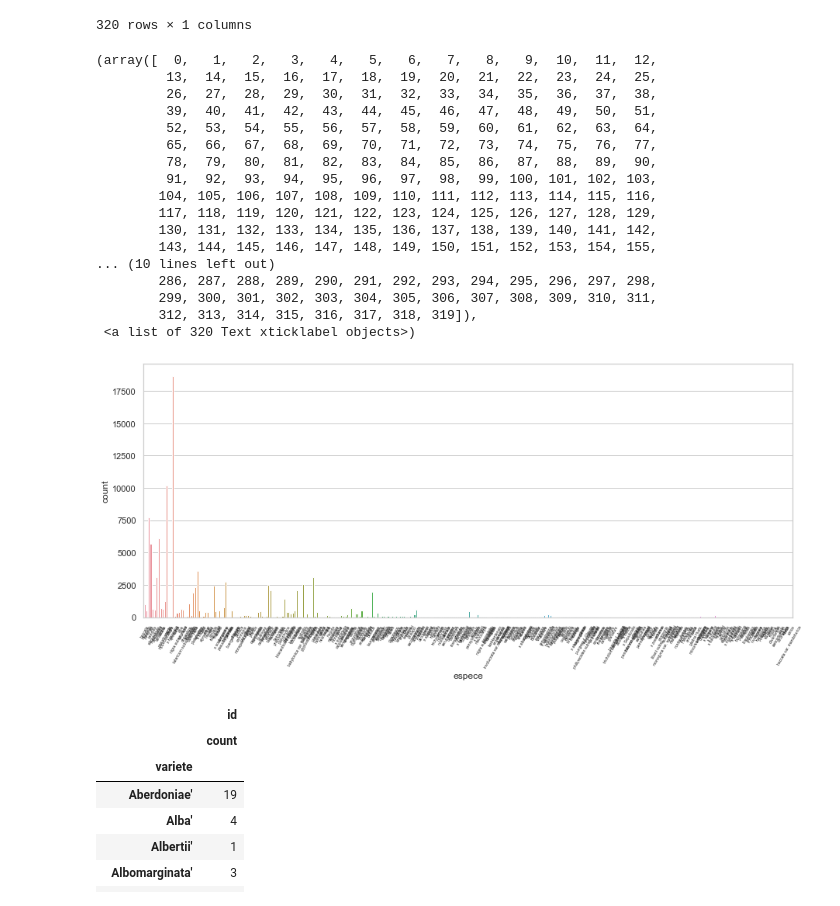
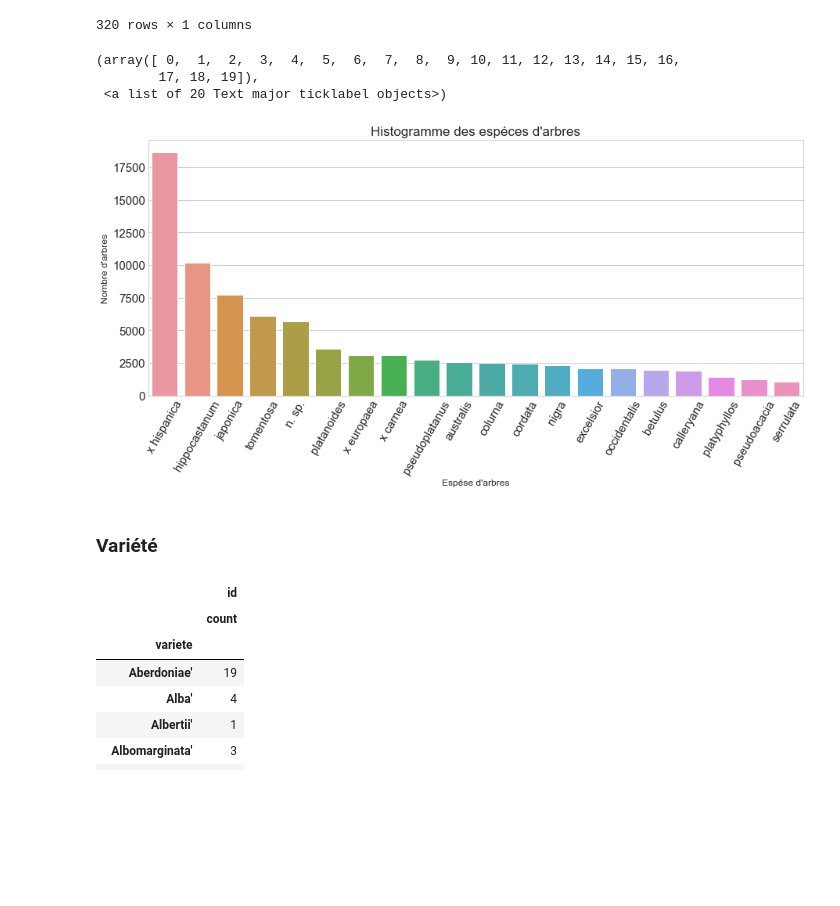
Before and after one commit to SuanTay/P2arbres, a Jupyter notebook: P2_Smart_City.ipynb, the cells around one changed output. Drawn from its saved outputs; the diff is of its cells as text; code cells hidden in the pictures; blank space fills up the shorter version.

```diff
--- a/P2_Smart_City.ipynb
+++ b/P2_Smart_City.ipynb
@@ -210,0 +206,7 @@ NameError: name 'plt' is not defined
+# %%
+#avec seaborn
+plt.style.use('seaborn-whitegrid')
+fig,ax=plt.subplots(1,1, figsize = (15,6))
+plt.title("Histogramme hauteur des arbres")
+sns.countplot( x='hauteur_m', data=df)
+ax.set( ylabel="Nombre d'arbres",xlabel="Hauteur des arbres (m)")
@@ -278,0 +258,6 @@ sns.countplot( y='domanialite', data=df)
+# %%
+plt.style.use('seaborn-whitegrid')
+fig,ax=plt.subplots(1,1, figsize = (8,6))
+plt.title("Histogramme hauteur des arbres")
+sns.countplot( y='domanialite', data=df)
+ax.set( ylabel="Nombre d'arbres",xlabel="Domanialité par type")
@@ -351,8 +319,0 @@ dtype: int64
-# %%
-# https://seaborn.pydata.org/generated/seaborn.countplot.html
-import seaborn as sns
-sns.set(style="whitegrid")
-
-fig,ax=plt.subplots(1,1, figsize = (15,6))
-sns.countplot( x="libelle_francais", data=df)
-plt.xticks(rotation=60,size=5)
@@ -432,27 +379,16 @@ df[['espece','id']].groupby(['espece']).agg(['count'])
 | xerubescens | 6 |
 320 rows × 1 columns
 # %%
-
-
 fig,ax=plt.subplots(1,1, figsize = (15,6))
-sns.countplot( x="espece", data=df)
-plt.xticks(rotation=60,size=5)
+sns.countplot( x="espece",
+              data=df,
+              order = df["espece"].value_counts().iloc[:20].index)
+plt.title("Histogramme des espéces d'arbres", size=17)
+ax.set( xlabel="Espése d'arbres",ylabel="Nombre d'arbres")
+plt.yticks(size=15)
+plt.xticks(rotation=60,size=15)
 # %% [output]
-(array([  0,   1,   2,   3,   4,   5,   6,   7,   8,   9,  10,  11,  12,
-         13,  14,  15,  16,  17,  18,  19,  20,  21,  22,  23,  24,  25,
-         26,  27,  28,  29,  30,  31,  32,  33,  34,  35,  36,  37,  38,
-         39,  40,  41,  42,  43,  44,  45,  46,  47,  48,  49,  50,  51,
-         52,  53,  54,  55,  56,  57,  58,  59,  60,  61,  62,  63,  64,
-         65,  66,  67,  68,  69,  70,  71,  72,  73,  74,  75,  76,  77,
-         78,  79,  80,  81,  82,  83,  84,  85,  86,  87,  88,  89,  90,
-         91,  92,  93,  94,  95,  96,  97,  98,  99, 100, 101, 102, 103,
-        104, 105, 106, 107, 108, 109, 110, 111, 112, 113, 114, 115, 116,
-        117, 118, 119, 120, 121, 122, 123, 124, 125, 126, 127, 128, 129,
-        130, 131, 132, 133, 134, 135, 136, 137, 138, 139, 140, 141, 142,
-        143, 144, 145, 146, 147, 148, 149, 150, 151, 152, 153, 154, 155,
-... (10 lines left out)
-        286, 287, 288, 289, 290, 291, 292, 293, 294, 295, 296, 297, 298,
-        299, 300, 301, 302, 303, 304, 305, 306, 307, 308, 309, 310, 311,
-        312, 313, 314, 315, 316, 317, 318, 319]),
- <a list of 320 Text xticklabel objects>)
+(array([ 0,  1,  2,  3,  4,  5,  6,  7,  8,  9, 10, 11, 12, 13, 14, 15, 16,
+        17, 18, 19]),
+ <a list of 20 Text major ticklabel objects>)
-[figure, old version]
+[figure, new version]
@@ -461,3 +395,5 @@ plt.xticks(rotation=60,size=5)
+# %% [markdown]
+### Variété
 # %%
 df[['variete','id']].groupby(['variete']).agg(['count'])
 # %% [output]
```
Also changed, not shown: parts of 57 cells of this notebook, 7 other files.
